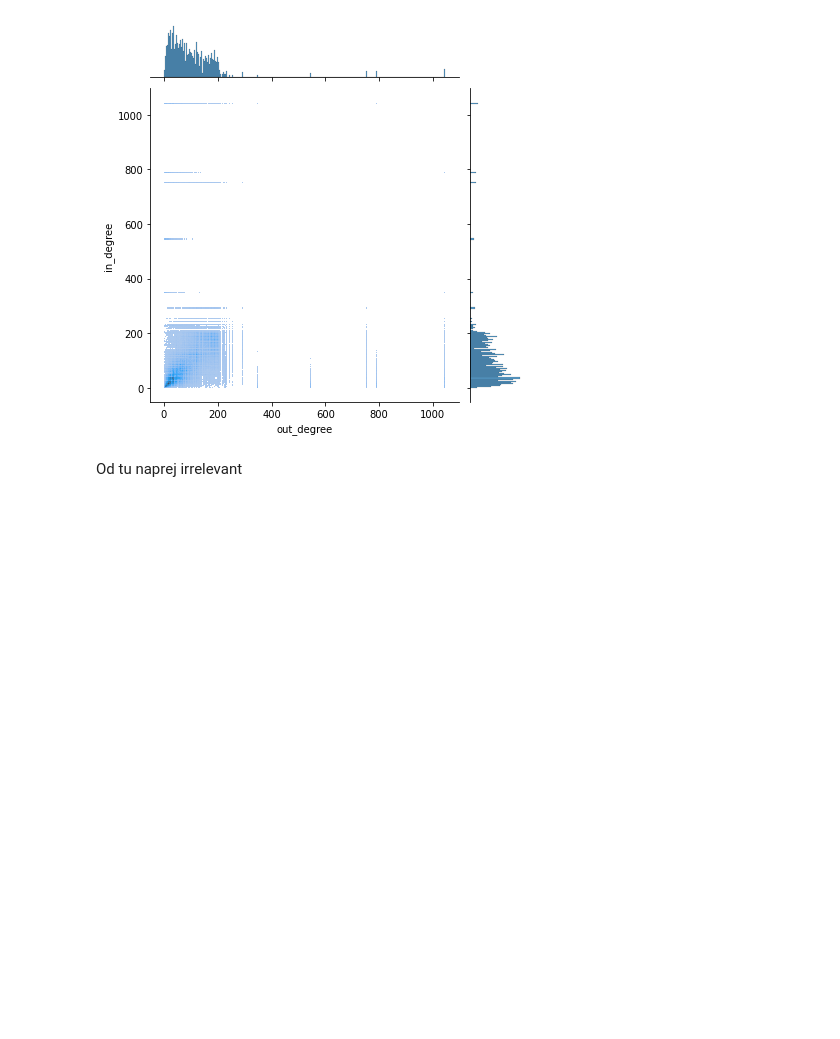
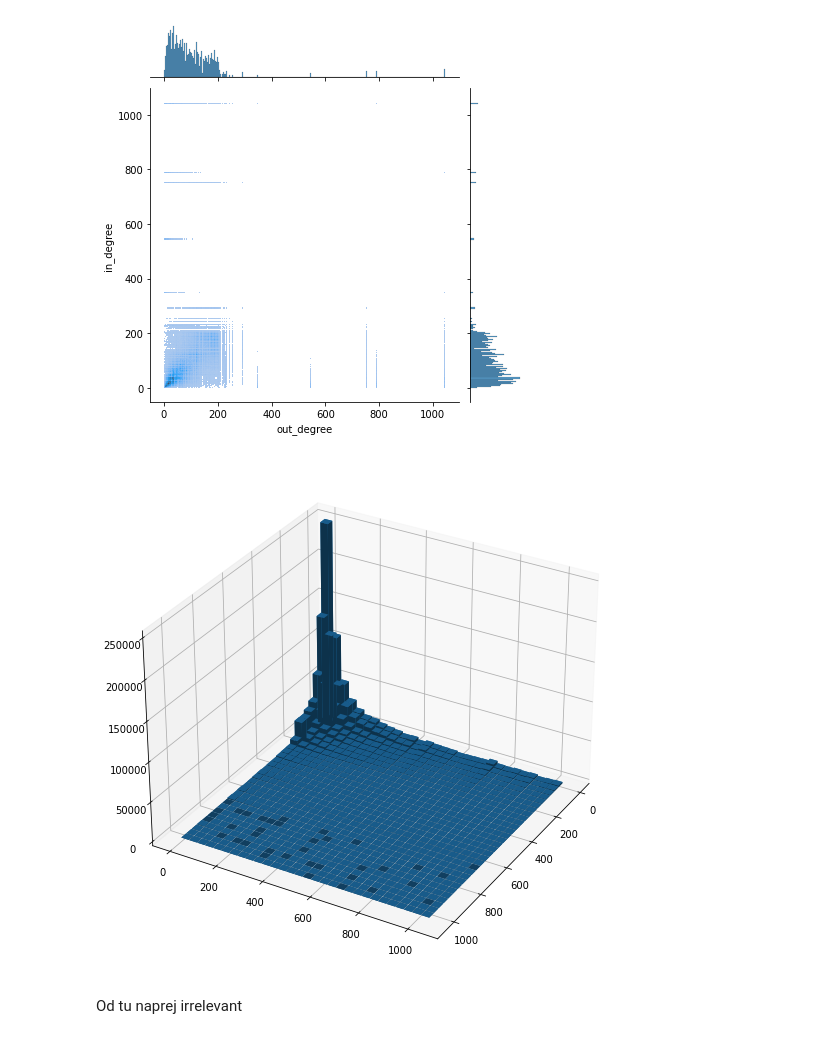
Before and after one commit to mbombek/ina_project, a Jupyter notebook: runner.ipynb, the cells around one changed output. Cells and saved outputs as stored; diff of their text form; code cells hidden in the pictures; blank space fills up the shorter version.

```diff
--- a/runner.ipynb
+++ b/runner.ipynb
@@ -302,6 +304,53 @@ sns.jointplot(data=facebook_edge_df, x="out_degree", y="in_degree", kind="hist")
 [figure]
 [figure]
 [figure]
+# %%
+
+import matplotlib.pyplot as plt
+import numpy as np
+
+# Fixing random state for reproducibility
+np.random.seed(19680801)
+
+
+max_in = max(list(map(lambda x: x[1], facebook_G.degree())))
+max_out = max(list(map(lambda x: x[1], facebook_G.degree())))
+
+fig = plt.figure(figsize=(20, 10))
+ax = fig.add_subplot(121, projection="3d")
+
+#fig = plt.figure()
+#ax = fig.add_subplot(projection='3d')
+hist, xedges, yedges = np.histogram2d(np.array(twitter_edge_df['out_degree'].tolist()), np.array(twitter_edge_df['in_degree'].tolist()), bins=30, range=[[0, max_in], [0, max_out]])
+
+# Construct arrays for the anchor positions of the 16 bars.
+xpos, ypos = np.meshgrid(xedges[:-1], yedges[:-1], indexing="ij")
+xpos = xpos.ravel()
+ypos = ypos.ravel()
+zpos = 0
+
+size = 31
+x_step = max_in // size
+y_step = max_out // size
+#_x = np.arange(size + 1)
+#_y = np.arange(size + 1)
+#_xx, _yy = np.meshgrid(_x, _y)
+#xpos, ypos = _xx.ravel(), _yy.ravel()
+#ax.set_xlabel(f"INDEG [x{x_step}]")
+#ax.set_ylabel(f"OUTDEG [x{y_step}]")
+
+# Construct arrays with the dimensions for the 16 bars.
+dx = max_in // size
+dy = max_out // size
+dz = hist.ravel()
+zpos = np.zeros_like(dz)
+
+ax.bar3d(xpos, ypos, zpos, dx, dy, dz, shade=True)
+ax.azim = 30
+
+plt.show()
+# %% [output]
+[figure, added]
 # %% [markdown]
 Od tu naprej irrelevant
 # %%
```
Also changed, not shown: parts of 3 cells of this notebook.
